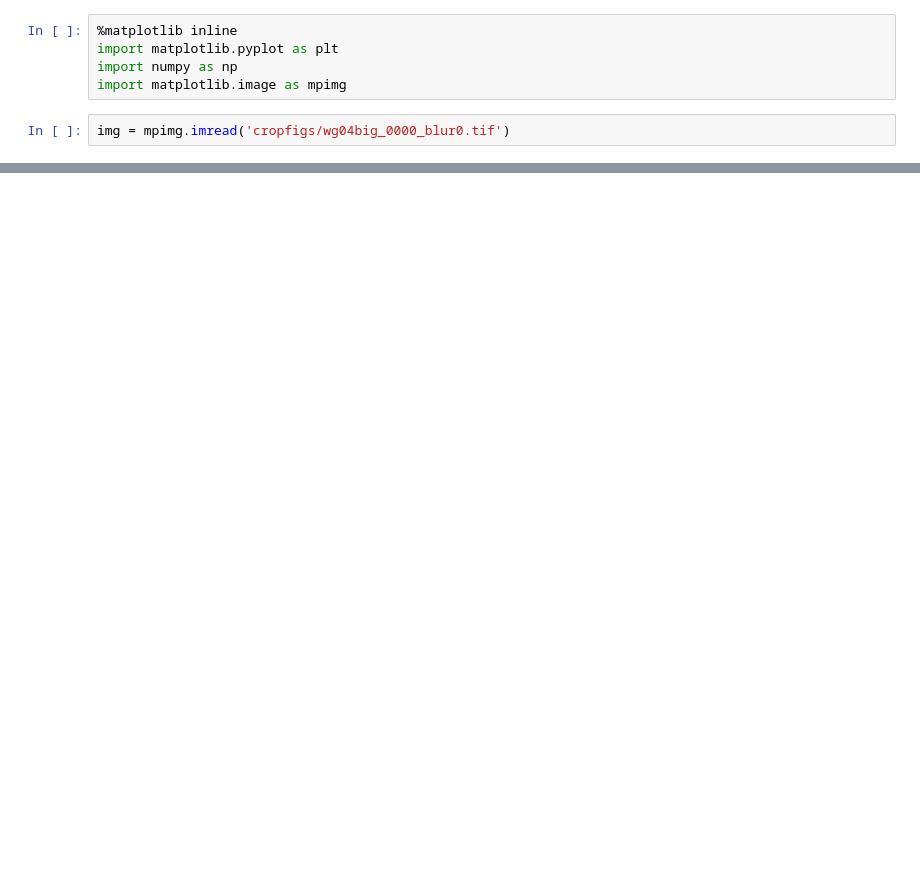
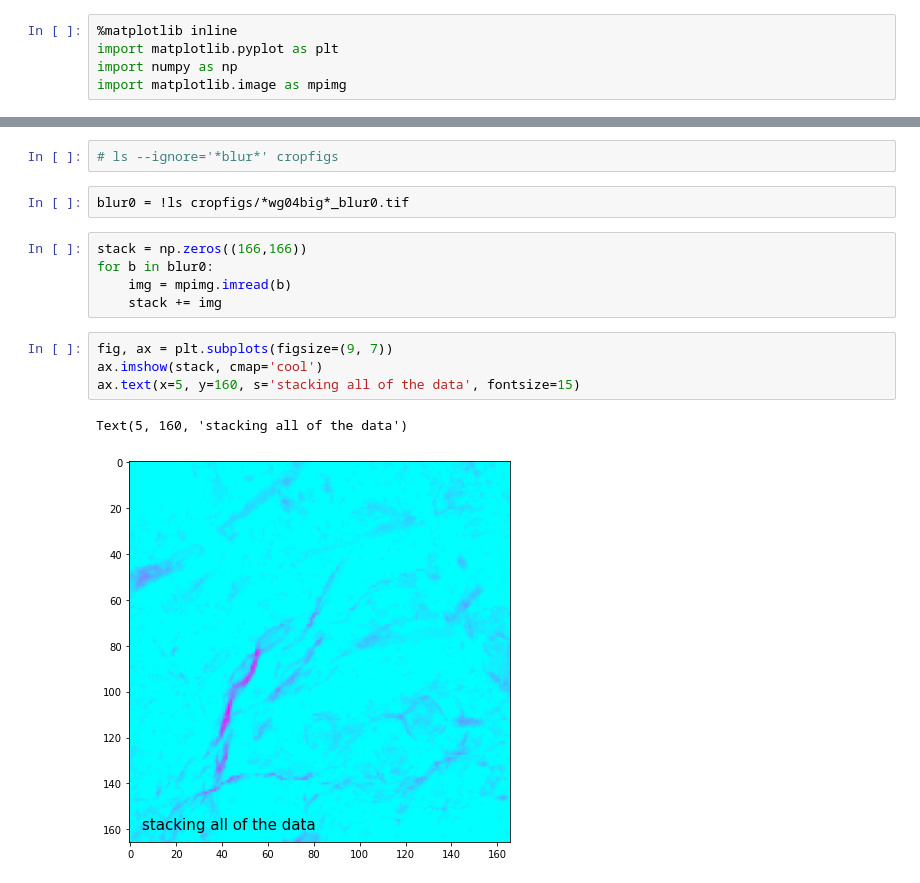
Before and after one commit to mnky9800n/fracturepick, a Jupyter notebook: fracexplore.ipynb, the cells around one changed output, grey strips where cells are left out. Drawn from its saved outputs; the diff is of its cells as text; blank space fills up the shorter version.

```diff
--- a/fracexplore.ipynb
+++ b/fracexplore.ipynb
@@ -3,5 +3,3 @@
 import matplotlib.pyplot as plt
 import numpy as np
 import matplotlib.image as mpimg
-# %%
-img = mpimg.imread('cropfigs/wg04big_0000_blur0.tif')
@@ -12,0 +27,16 @@ plt.imshow(img)
+# %%
+# ls --ignore='*blur*' cropfigs
+# %%
+blur0 = !ls cropfigs/*wg04big*_blur0.tif
+# %%
+stack = np.zeros((166,166))
+for b in blur0:
+    img = mpimg.imread(b)
+    stack += img
+# %%
+fig, ax = plt.subplots(figsize=(9, 7))
+ax.imshow(stack, cmap='cool')
+ax.text(x=5, y=160, s='stacking all of the data', fontsize=15)
+# %% [output]
+Text(5, 160, 'stacking all of the data')
+[figure, added]
```
Also changed, not shown: parts of 13 cells of this notebook.
